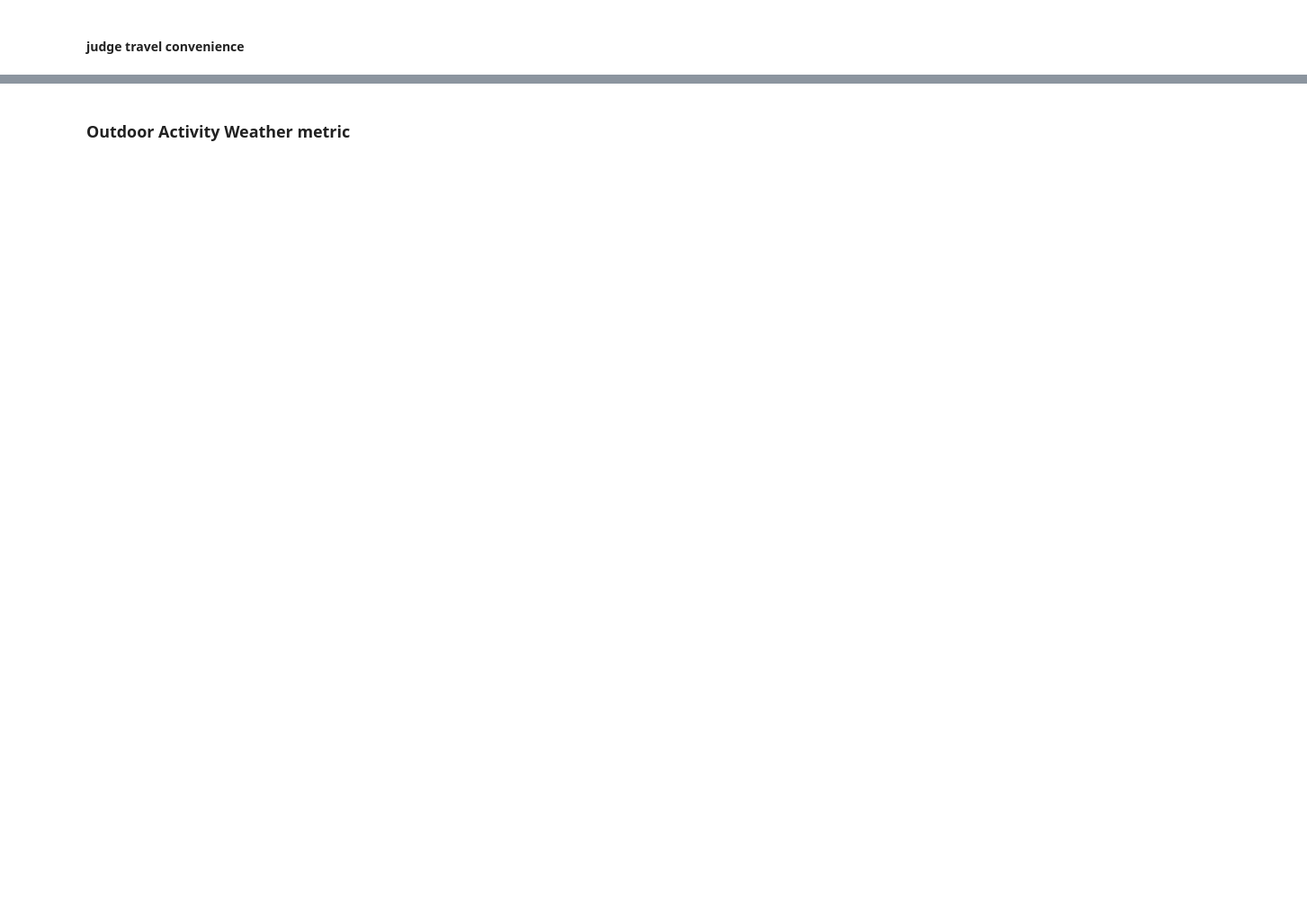
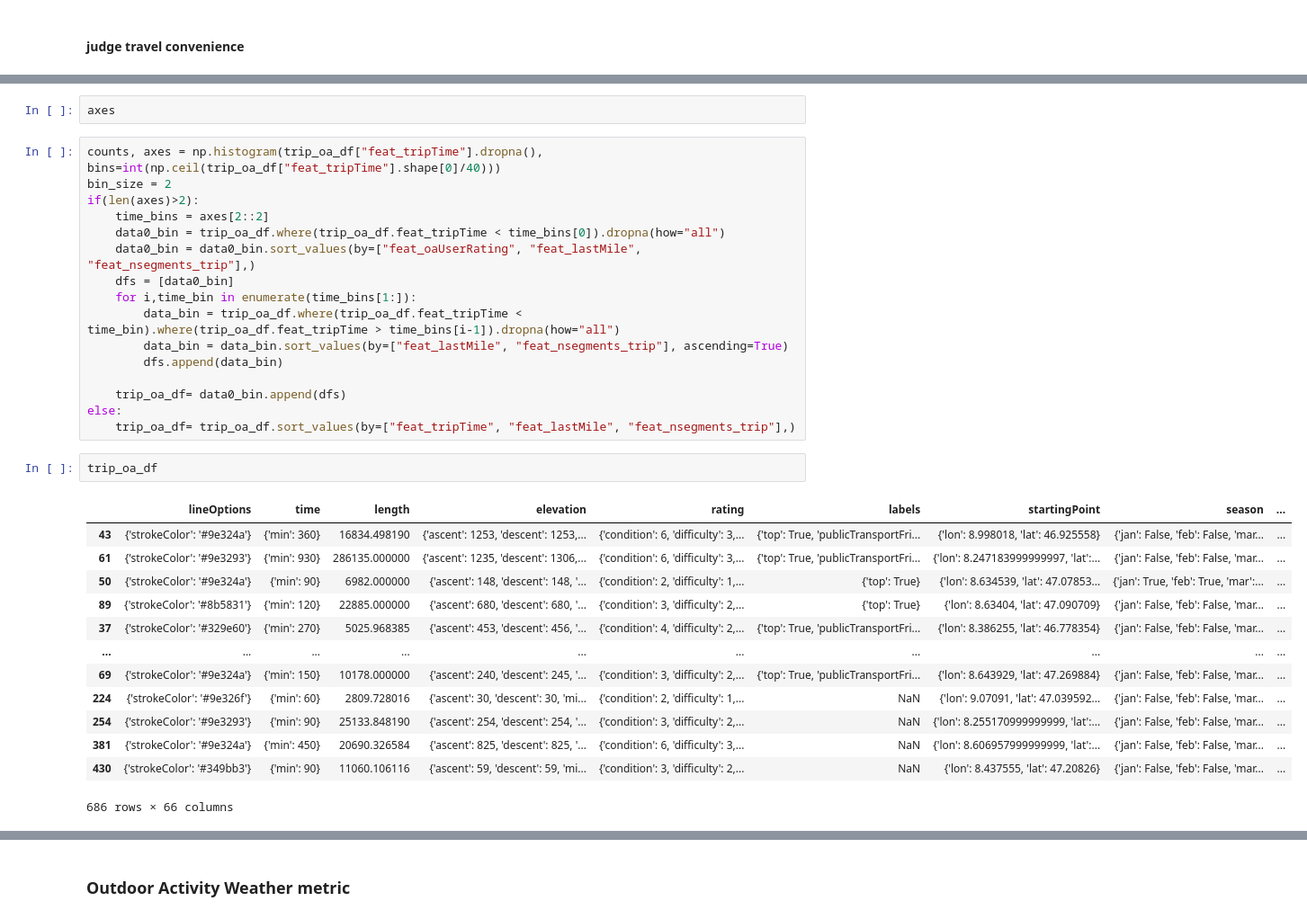
Before and after one commit to RiesBen/polyHack2021_SBB, a Jupyter notebook: src/jnbs/backend_logic.ipynb, the cells around one changed output, grey strips where cells are left out. Shown at 90% size. Saved outputs shown, nothing was run; the diff lists cells and outputs as text; blank space fills up the shorter version.

```diff
--- a/src/jnbs/backend_logic.ipynb
+++ b/src/jnbs/backend_logic.ipynb
@@ -388,0 +376,34 @@ plt.hist2d(x=trip_oa_df["feat_tripTime"].dropna(), y=trip_oa_df["feat_lastMile"]
+# %%
+axes
+# %%
+counts, axes = np.histogram(trip_oa_df["feat_tripTime"].dropna(), bins=int(np.ceil(trip_oa_df["feat_tripTime"].shape[0]/40)))
+bin_size = 2
+if(len(axes)>2):
+    time_bins = axes[2::2]
+    data0_bin = trip_oa_df.where(trip_oa_df.feat_tripTime < time_bins[0]).dropna(how="all")
+    data0_bin = data0_bin.sort_values(by=["feat_oaUserRating", "feat_lastMile", "feat_nsegments_trip"],)
+    dfs = [data0_bin]
+    for i,time_bin in enumerate(time_bins[1:]):
+        data_bin = trip_oa_df.where(trip_oa_df.feat_tripTime < time_bin).where(trip_oa_df.feat_tripTime > time_bins[i-1]).dropna(how="all")
+        data_bin = data_bin.sort_values(by=["feat_lastMile", "feat_nsegments_trip"], ascending=True)
+        dfs.append(data_bin)
+
+    trip_oa_df= data0_bin.append(dfs)
+else:
+    trip_oa_df= trip_oa_df.sort_values(by=["feat_tripTime", "feat_lastMile", "feat_nsegments_trip"],)
+# %%
+trip_oa_df
+# %% [output]
+|  | lineOptions | time | length | elevation | rating | labels | startingPoint | season | ... |
+| 43 | {'strokeColor': '#9e324a'} | {'min': 360} | 16834.498190 | {'ascent': 1253, 'descent': 1253,... | {'condition': 6, 'difficulty': 3,... | {'top': True, 'publicTransportFri... | {'lon': 8.998018, 'lat': 46.925558} | {'jan': False, 'feb': False, 'mar... | ... |
+| 61 | {'strokeColor': '#9e3293'} | {'min': 930} | 286135.000000 | {'ascent': 1235, 'descent': 1306,... | {'condition': 6, 'difficulty': 3,... | {'top': True, 'publicTransportFri... | {'lon': 8.247183999999997, 'lat':... | {'jan': False, 'feb': False, 'mar... | ... |
+| 50 | {'strokeColor': '#9e324a'} | {'min': 90} | 6982.000000 | {'ascent': 148, 'descent': 148, '... | {'condition': 2, 'difficulty': 1,... | {'top': True} | {'lon': 8.634539, 'lat': 47.07853... | {'jan': True, 'feb': True, 'mar':... | ... |
+| 89 | {'strokeColor': '#8b5831'} | {'min': 120} | 22885.000000 | {'ascent': 680, 'descent': 680, '... | {'condition': 3, 'difficulty': 2,... | {'top': True} | {'lon': 8.63404, 'lat': 47.090709} | {'jan': False, 'feb': False, 'mar... | ... |
+| 37 | {'strokeColor': '#329e60'} | {'min': 270} | 5025.968385 | {'ascent': 453, 'descent': 456, '... | {'condition': 4, 'difficulty': 2,... | {'top': True, 'publicTransportFri... | {'lon': 8.386255, 'lat': 46.778354} | {'jan': False, 'feb': False, 'mar... | ... |
+| ... | ... | ... | ... | ... | ... | ... | ... | ... | ... |
+| 69 | {'strokeColor': '#9e324a'} | {'min': 150} | 10178.000000 | {'ascent': 240, 'descent': 245, '... | {'condition': 3, 'difficulty': 2,... | {'top': True, 'publicTransportFri... | {'lon': 8.643929, 'lat': 47.269884} | {'jan': False, 'feb': False, 'mar... | ... |
+| 224 | {'strokeColor': '#9e326f'} | {'min': 60} | 2809.728016 | {'ascent': 30, 'descent': 30, 'mi... | {'condition': 2, 'difficulty': 1,... | NaN | {'lon': 9.07091, 'lat': 47.039592... | {'jan': False, 'feb': False, 'mar... | ... |
+| 254 | {'strokeColor': '#9e3293'} | {'min': 90} | 25133.848190 | {'ascent': 254, 'descent': 254, '... | {'condition': 3, 'difficulty': 2,... | NaN | {'lon': 8.255170999999999, 'lat':... | {'jan': False, 'feb': False, 'mar... | ... |
+| 381 | {'strokeColor': '#9e324a'} | {'min': 450} | 20690.326584 | {'ascent': 825, 'descent': 825, '... | {'condition': 6, 'difficulty': 3,... | NaN | {'lon': 8.606957999999999, 'lat':... | {'jan': False, 'feb': False, 'mar... | ... |
+| 430 | {'strokeColor': '#349bb3'} | {'min': 90} | 11060.106116 | {'ascent': 59, 'descent': 59, 'mi... | {'condition': 3, 'difficulty': 2,... | NaN | {'lon': 8.437555, 'lat': 47.20826} | {'jan': False, 'feb': False, 'mar... | ... |
+686 rows × 66 columns
```
Also changed, not shown: parts of 22 cells of this notebook, 2 other files.
